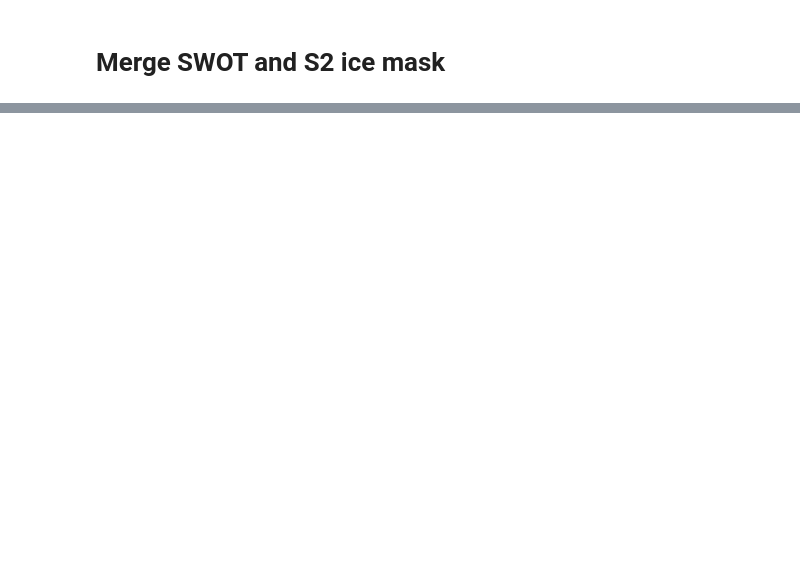
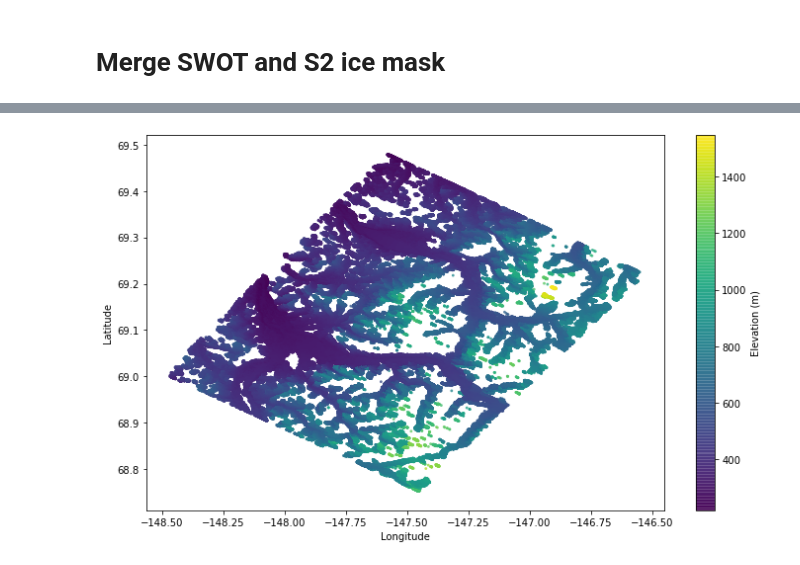
Before and after one commit to mlmac-seid/SWOT-aufeis, a Jupyter notebook: 3.0_merge_SWOT_Sentinel2.ipynb, the cells around one changed output, grey strips where cells are left out. Saved outputs shown, nothing was run; the diff lists cells and outputs as text; code cells hidden in the pictures; blank space fills up the shorter version.

```diff
--- a/3.0_merge_SWOT_Sentinel2.ipynb
+++ b/3.0_merge_SWOT_Sentinel2.ipynb
@@ -108,0 +293,12 @@ plt.show()
+# %%
+import xarray as xr
+# ---------- Filepath ----------
+aufeis_test_tile_filepath = "../../../../shared_space/SWOT_Aufeis/SWOT_PIXC_data/SWOT_L2_HR_PIXC_035_543_279L_20250719T003714_20250719T003725_PID0_01.nc"
+
+# NetCDF structure check
+import netCDF4
+data_structure = netCDF4.Dataset(aufeis_test_tile_filepath)
+# print(data_structure) # shows 'groups: pixel_cloud, tvp, noise'
+
+# file pointer
+fp = xr.open_dataset(aufeis_test_tile_filepath, group = 'pixel_cloud')
@@ -108,0 +373,22 @@ plt.show()
+# %%
+import matplotlib.pyplot as plt
+import numpy as np
+
+# Make sure elevation exists and drop rows missing lon/lat/elevation
+df = SWOT_Points.dropna(subset=["longitude","latitude","elevation"]).copy()
+# %%
+fig, ax = plt.subplots(figsize=(10,6))
+sc = ax.scatter(df["longitude"], df["latitude"],
+                c=df["elevation"],        # color by elevation
+                cmap="viridis",           # change to "terrain", "plasma", etc.
+                s=8,                      # marker size
+                alpha=0.8,
+                linewidth=0)
+ax.set_xlabel("Longitude")
+ax.set_ylabel("Latitude")
+# ax.set_title("")
+cbar = plt.colorbar(sc, ax=ax, label="Elevation (m)")
+plt.tight_layout()
+plt.show()
+# %% [output]
+[figure, added]
```
Also changed, not shown: parts of 29 cells of this notebook.
